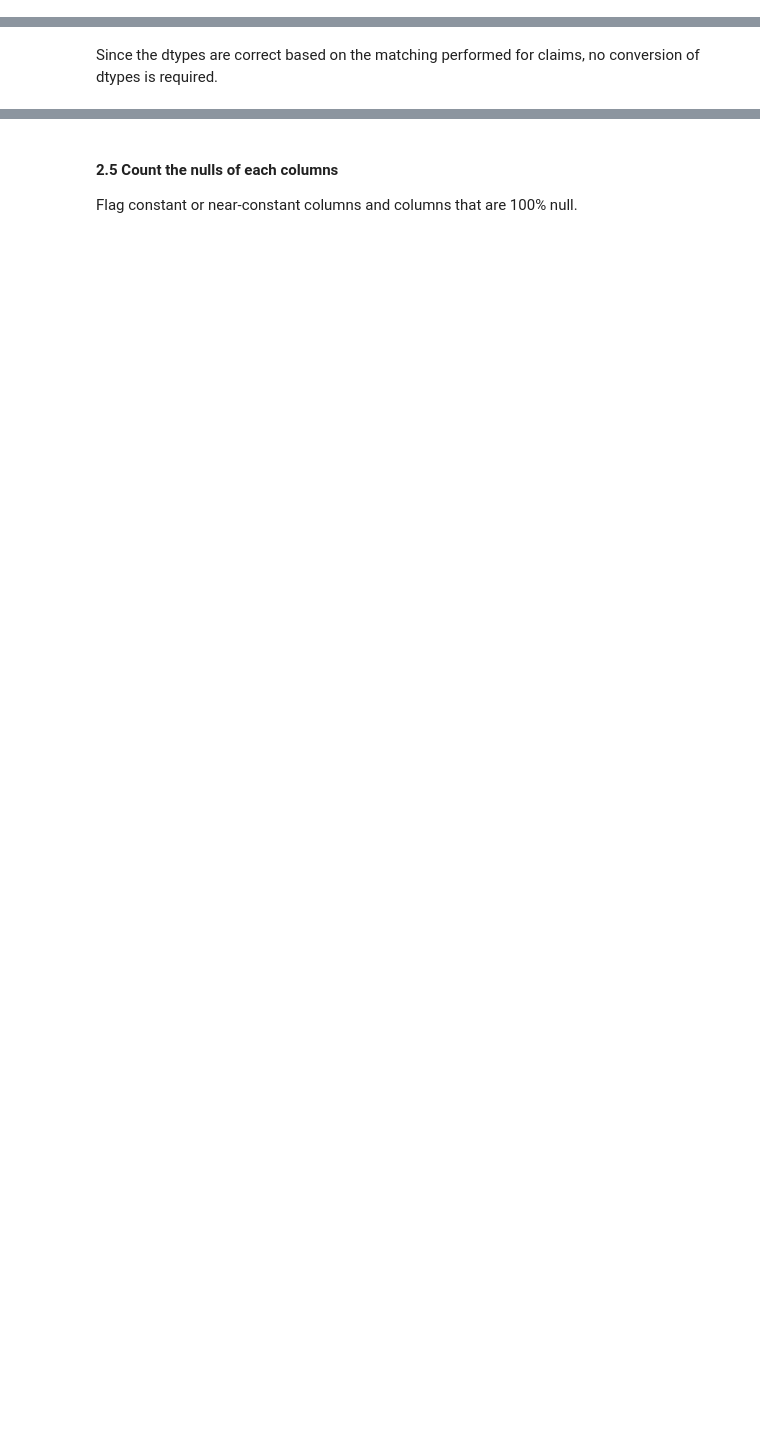
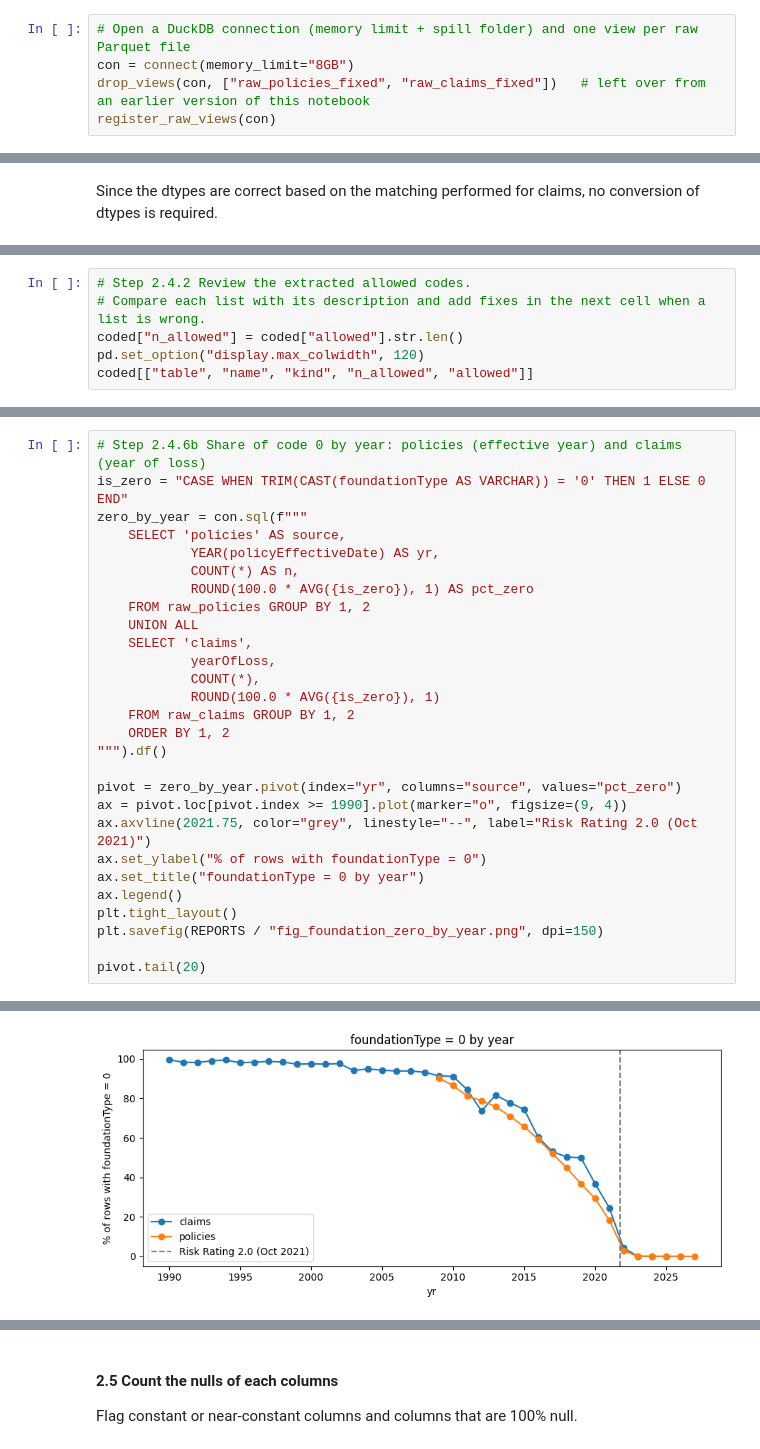
Before and after one commit to jmsebastiancarino/Probabilistic-Model-for-Non-Life-Insurance-Flood-Risk, a Jupyter notebook: notebooks/02_data_cleaning.ipynb, the cells around one changed output, grey strips where cells are left out. Saved outputs shown, nothing was run; the diff lists cells and outputs as text; blank space fills up the shorter version.

```diff
--- a/notebooks/02_data_cleaning.ipynb
+++ b/notebooks/02_data_cleaning.ipynb
@@ -110,0 +67,5 @@ unrate = pd.read_csv(fred / "UNRATE.csv")
+# %%
+# Open a DuckDB connection (memory limit + spill folder) and one view per raw Parquet file
+con = connect(memory_limit="8GB")
+drop_views(con, ["raw_policies_fixed", "raw_claims_fixed"])   # left over from an earlier version of this notebook
+register_raw_views(con)
@@ -641,0 +689,6 @@ community_dict = pd.read_excel(data_dict / "fema_NfipCommunityStatusBook_v1.xlsx
+# %%
+# Step 2.4.2 Review the extracted allowed codes.
+# Compare each list with its description and add fixes in the next cell when a list is wrong.
+coded["n_allowed"] = coded["allowed"].str.len()
+pd.set_option("display.max_colwidth", 120)
+coded[["table", "name", "kind", "n_allowed", "allowed"]]
@@ -641,0 +916,29 @@ community_dict = pd.read_excel(data_dict / "fema_NfipCommunityStatusBook_v1.xlsx
+# %%
+# Step 2.4.6b Share of code 0 by year: policies (effective year) and claims (year of loss)
+is_zero = "CASE WHEN TRIM(CAST(foundationType AS VARCHAR)) = '0' THEN 1 ELSE 0 END"
+zero_by_year = con.sql(f"""
+    SELECT 'policies' AS source,
+            YEAR(policyEffectiveDate) AS yr,
+            COUNT(*) AS n,
+            ROUND(100.0 * AVG({is_zero}), 1) AS pct_zero
+    FROM raw_policies GROUP BY 1, 2
+    UNION ALL
+    SELECT 'claims',
+            yearOfLoss,
+            COUNT(*),
+            ROUND(100.0 * AVG({is_zero}), 1)
+    FROM raw_claims GROUP BY 1, 2
+    ORDER BY 1, 2
+""").df()
+
+pivot = zero_by_year.pivot(index="yr", columns="source", values="pct_zero")
+ax = pivot.loc[pivot.index >= 1990].plot(marker="o", figsize=(9, 4))
+ax.axvline(2021.75, color="grey", linestyle="--", label="Risk Rating 2.0 (Oct 2021)")
+ax.set_ylabel("% of rows with foundationType = 0")
+ax.set_title("foundationType = 0 by year")
+ax.legend()
+plt.tight_layout()
+plt.savefig(REPORTS / "fig_foundation_zero_by_year.png", dpi=150)
+
+pivot.tail(20)
+# %% [output]
@@ -641,0 +963 @@ community_dict = pd.read_excel(data_dict / "fema_NfipCommunityStatusBook_v1.xlsx
+[figure, added]
```
Also changed, not shown: parts of 179 cells of this notebook.
